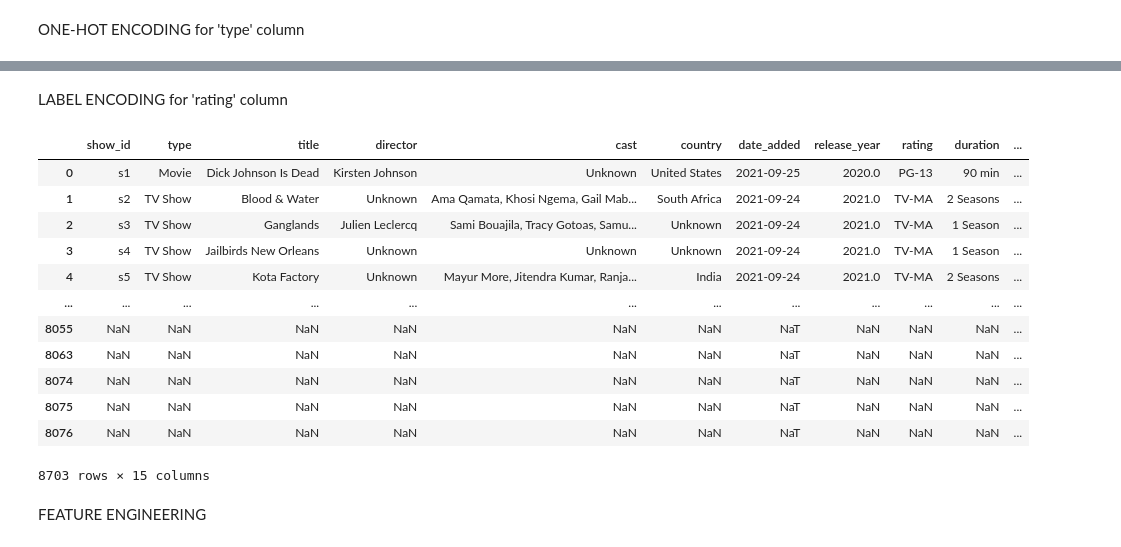
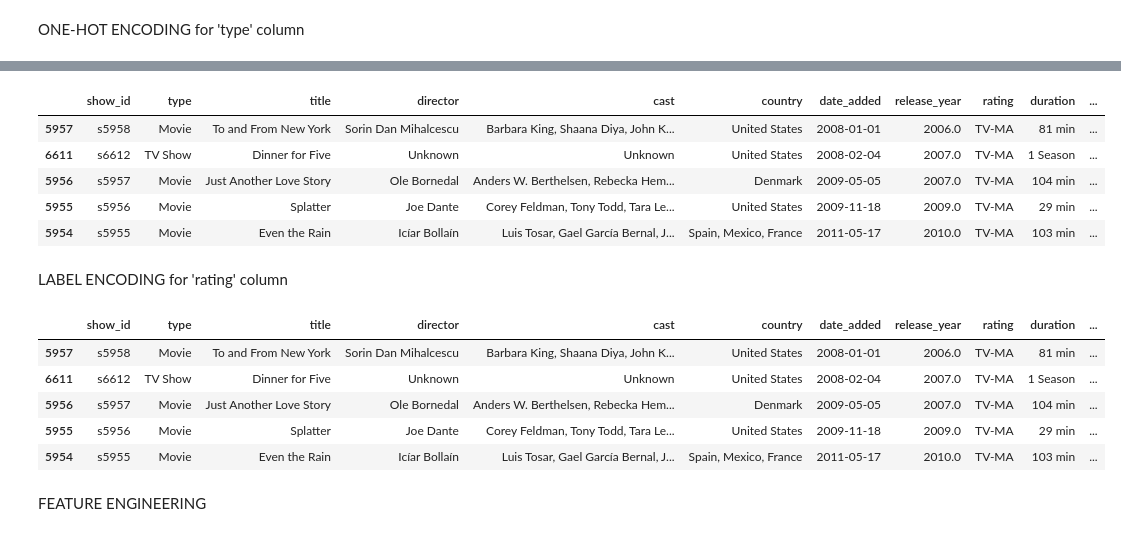
Before and after one commit to JesildaB/Netflix_EDA_FeatureEngineering, a Jupyter notebook: USECASE1.ipynb, the cells around one changed output, grey strips where cells are left out. Cells and saved outputs as stored; diff of their text form; code cells hidden in the pictures.

```diff
--- a/USECASE1.ipynb
+++ b/USECASE1.ipynb
@@ -477,5 +481,6 @@ For example, when doing 'df[col].method(value, inplace=True)', try using 'df.met
 netflix_data['country'] = netflix_data['country'].fillna('Unknown')
 # %%
 netflix_data['date_added'] = pd.to_datetime(netflix_data['date_added'], format='mixed', errors='coerce')
-most_common_date = netflix_data['date_added'].median()
-netflix_data['date_added'].fillna(most_common_date, inplace=True)
+netflix_data = netflix_data.sort_values(by='date_added')
+
+netflix_data['date_added'] = netflix_data['date_added'].fillna(method='ffill')
@@ -598,3 +573,12 @@ netflix_data_cleaned
+# %%
+netflix_data_cleaned.head()
+# %% [output]
+|  | show_id | type | title | director | cast | country | date_added | release_year | rating | duration | ... |
+| 5957 | s5958 | Movie | To and From New York | Sorin Dan Mihalcescu | Barbara King, Shaana Diya, John K... | United States | 2008-01-01 | 2006.0 | TV-MA | 81 min | ... |
+| 6611 | s6612 | TV Show | Dinner for Five | Unknown | Unknown | United States | 2008-02-04 | 2007.0 | TV-MA | 1 Season | ... |
+| 5956 | s5957 | Movie | Just Another Love Story | Ole Bornedal | Anders W. Berthelsen, Rebecka Hem... | Denmark | 2009-05-05 | 2007.0 | TV-MA | 104 min | ... |
+| 5955 | s5956 | Movie | Splatter | Joe Dante | Corey Feldman, Tony Todd, Tara Le... | United States | 2009-11-18 | 2009.0 | TV-MA | 29 min | ... |
+| 5954 | s5955 | Movie | Even the Rain | Icíar Bollaín | Luis Tosar, Gael García Bernal, J... | Spain, Mexico, France | 2011-05-17 | 2010.0 | TV-MA | 103 min | ... |
 # %% [markdown]
 LABEL ENCODING for 'rating' column
 # %%
@@ -603,21 +587,14 @@ from sklearn.preprocessing import LabelEncoder
 le_rating = LabelEncoder()
 netflix_data_cleaned['rating_encoded'] = le_rating.fit_transform(netflix_data_cleaned['rating'])
 # %%
-netflix_data_cleaned
+netflix_data_cleaned.head()
 # %% [output]
 |  | show_id | type | title | director | cast | country | date_added | release_year | rating | duration | ... |
-| 0 | s1 | Movie | Dick Johnson Is Dead | Kirsten Johnson | Unknown | United States | 2021-09-25 | 2020.0 | PG-13 | 90 min | ... |
-| 1 | s2 | TV Show | Blood & Water | Unknown | Ama Qamata, Khosi Ngema, Gail Mab... | South Africa | 2021-09-24 | 2021.0 | TV-MA | 2 Seasons | ... |
-| 2 | s3 | TV Show | Ganglands | Julien Leclercq | Sami Bouajila, Tracy Gotoas, Samu... | Unknown | 2021-09-24 | 2021.0 | TV-MA | 1 Season | ... |
-| 3 | s4 | TV Show | Jailbirds New Orleans | Unknown | Unknown | Unknown | 2021-09-24 | 2021.0 | TV-MA | 1 Season | ... |
-| 4 | s5 | TV Show | Kota Factory | Unknown | Mayur More, Jitendra Kumar, Ranja... | India | 2021-09-24 | 2021.0 | TV-MA | 2 Seasons | ... |
-| ... | ... | ... | ... | ... | ... | ... | ... | ... | ... | ... | ... |
-| 8055 | NaN | NaN | NaN | NaN | NaN | NaN | NaT | NaN | NaN | NaN | ... |
-| 8063 | NaN | NaN | NaN | NaN | NaN | NaN | NaT | NaN | NaN | NaN | ... |
-| 8074 | NaN | NaN | NaN | NaN | NaN | NaN | NaT | NaN | NaN | NaN | ... |
-| 8075 | NaN | NaN | NaN | NaN | NaN | NaN | NaT | NaN | NaN | NaN | ... |
-| 8076 | NaN | NaN | NaN | NaN | NaN | NaN | NaT | NaN | NaN | NaN | ... |
+| 5957 | s5958 | Movie | To and From New York | Sorin Dan Mihalcescu | Barbara King, Shaana Diya, John K... | United States | 2008-01-01 | 2006.0 | TV-MA | 81 min | ... |
+| 6611 | s6612 | TV Show | Dinner for Five | Unknown | Unknown | United States | 2008-02-04 | 2007.0 | TV-MA | 1 Season | ... |
+| 5956 | s5957 | Movie | Just Another Love Story | Ole Bornedal | Anders W. Berthelsen, Rebecka Hem... | Denmark | 2009-05-05 | 2007.0 | TV-MA | 104 min | ... |
+| 5955 | s5956 | Movie | Splatter | Joe Dante | Corey Feldman, Tony Todd, Tara Le... | United States | 2009-11-18 | 2009.0 | TV-MA | 29 min | ... |
+| 5954 | s5955 | Movie | Even the Rain | Icíar Bollaín | Luis Tosar, Gael García Bernal, J... | Spain, Mexico, France | 2011-05-17 | 2010.0 | TV-MA | 103 min | ... |
-8703 rows × 15 columns
 # %% [markdown]
 FEATURE ENGINEERING
 # %% [markdown]
```
Also changed, not shown: parts of 10 cells of this notebook.
